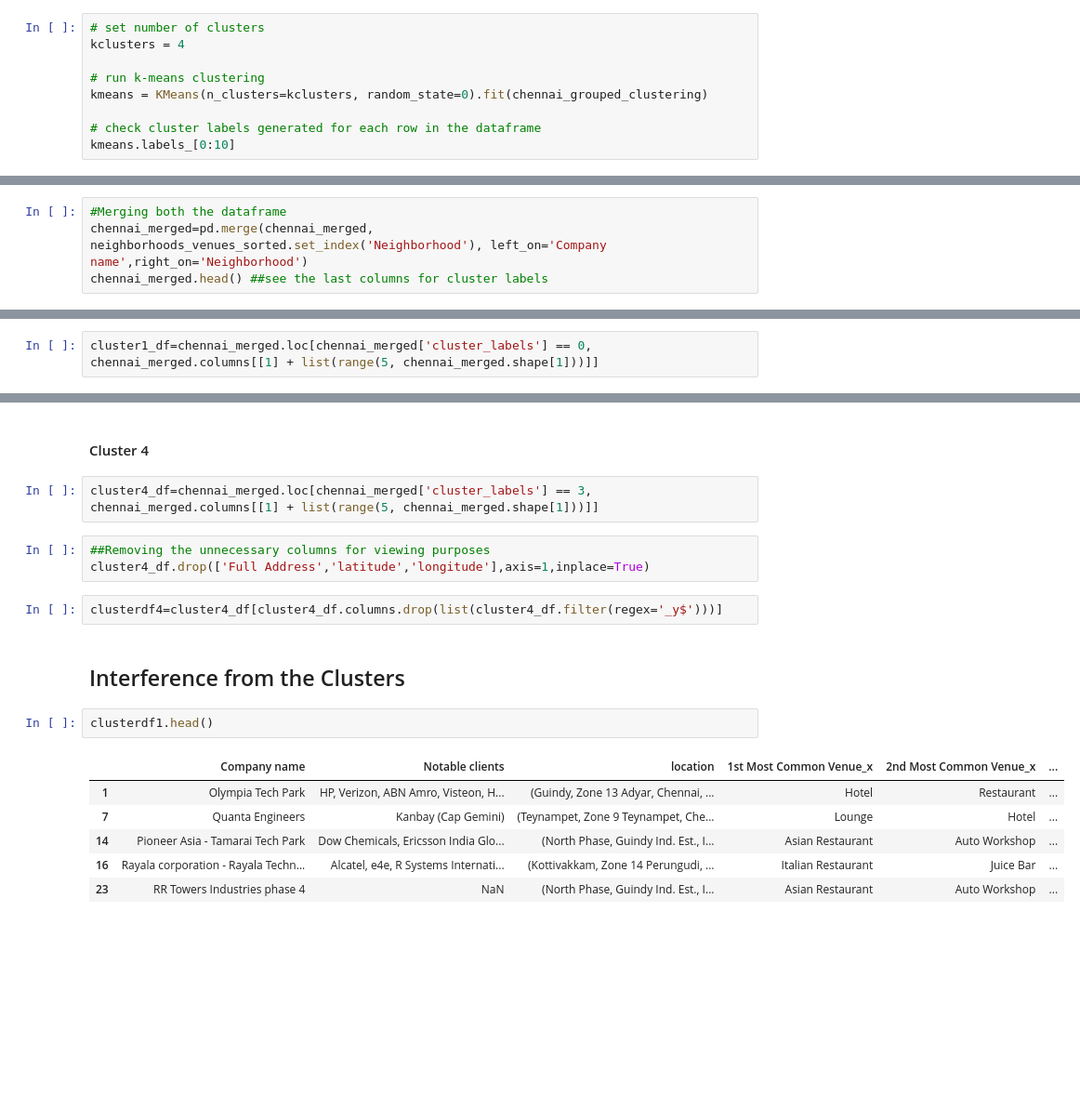
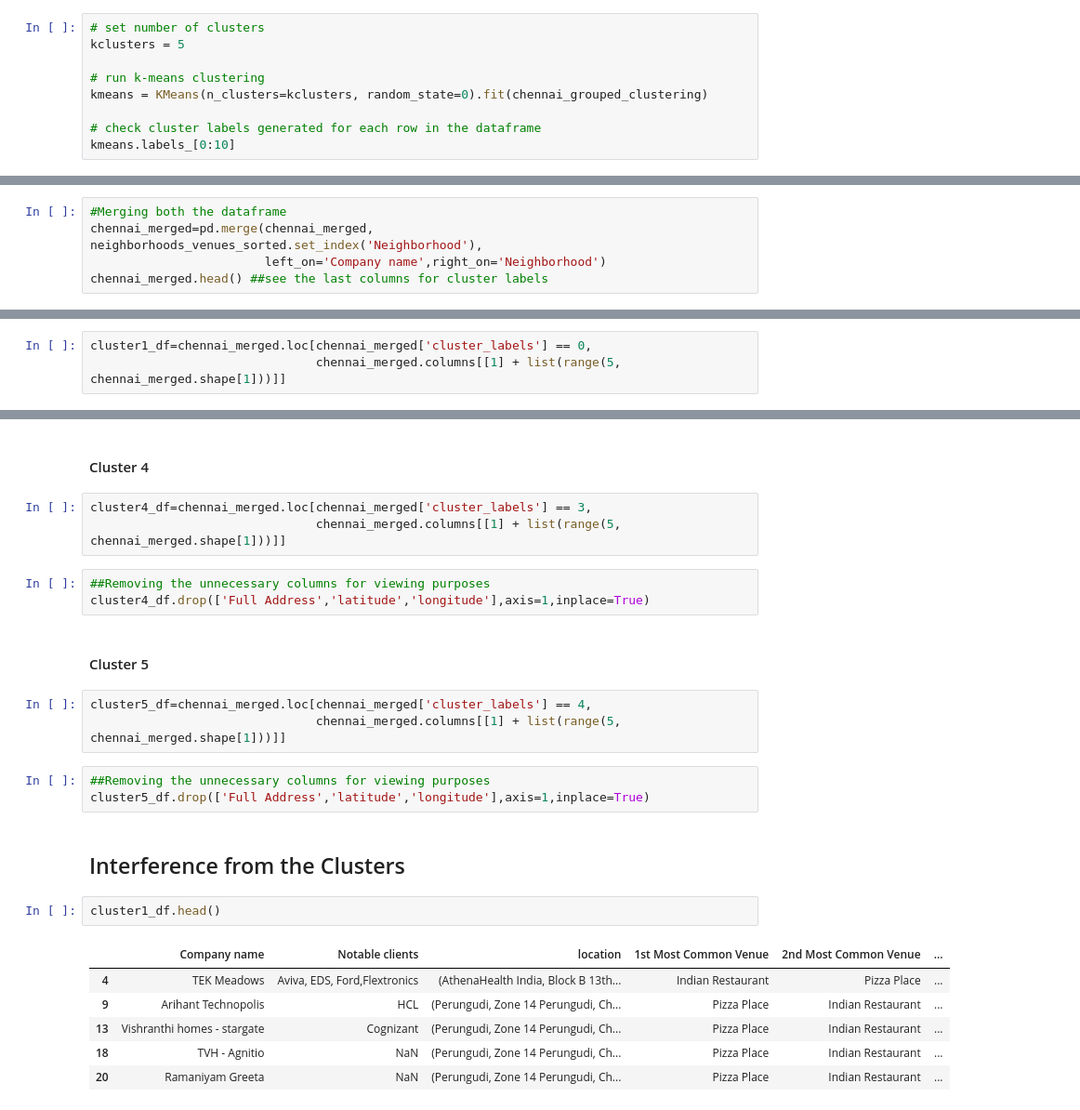
Before and after one commit to Ramsrinivas-90/-Coursera_Capstone, a Jupyter notebook: Capstone_Project_Notebook.ipynb, the cells around one changed output, grey strips where cells are left out. Shown: that part at 93% size. Cells and saved outputs as stored; diff of their text form; blank space fills up the shorter version.

```diff
--- a/Capstone_Project_Notebook.ipynb
+++ b/Capstone_Project_Notebook.ipynb
@@ -728,6 +726,6 @@ Seeing the Above Elbow Diagram we chose optimal value K as 4
 # %%
 # set number of clusters
-kclusters = 4
+kclusters = 5
 
 # run k-means clustering
 kmeans = KMeans(n_clusters=kclusters, random_state=0).fit(chennai_grouped_clustering)
@@ -787,6 +785,7 @@ neighborhoods_venues_sorted.head()
 | 4 | Ascendas stage II | Cafeteria | Whisky Bar | Coffee Shop | Hotel | ... |
 # %%
 #Merging both the dataframe
-chennai_merged=pd.merge(chennai_merged, neighborhoods_venues_sorted.set_index('Neighborhood'), left_on='Company name',right_on='Neighborhood')
+chennai_merged=pd.merge(chennai_merged, neighborhoods_venues_sorted.set_index('Neighborhood'),
+                        left_on='Company name',right_on='Neighborhood')
 chennai_merged.head() ##see the last columns for cluster labels
 # %% [output]
@@ -835,7 +834,8 @@ Now, you can examine each cluster and determine the discriminating venue categor
 # %% [markdown]
 #### Cluster 1
 # %%
-cluster1_df=chennai_merged.loc[chennai_merged['cluster_labels'] == 0, chennai_merged.columns[[1] + list(range(5, chennai_merged.shape[1]))]]
+cluster1_df=chennai_merged.loc[chennai_merged['cluster_labels'] == 0,
+                               chennai_merged.columns[[1] + list(range(5, chennai_merged.shape[1]))]]
 # %%
 ##Removing the unnecessary columns for viewing purposes
 cluster1_df.drop(['Full Address','latitude','longitude'],axis=1,inplace=True)
@@ -862,21 +858,28 @@ clusterdf3=cluster3_df[cluster3_df.columns.drop(list(cluster3_df.filter(regex='_
 # %% [markdown]
 #### Cluster 4
 # %%
-cluster4_df=chennai_merged.loc[chennai_merged['cluster_labels'] == 3, chennai_merged.columns[[1] + list(range(5, chennai_merged.shape[1]))]]
+cluster4_df=chennai_merged.loc[chennai_merged['cluster_labels'] == 3,
+                               chennai_merged.columns[[1] + list(range(5, chennai_merged.shape[1]))]]
 # %%
 ##Removing the unnecessary columns for viewing purposes
 cluster4_df.drop(['Full Address','latitude','longitude'],axis=1,inplace=True)
-# %%
-clusterdf4=cluster4_df[cluster4_df.columns.drop(list(cluster4_df.filter(regex='_y$')))]
+# %% [markdown]
+#### Cluster 5
+# %%
+cluster5_df=chennai_merged.loc[chennai_merged['cluster_labels'] == 4,
+                               chennai_merged.columns[[1] + list(range(5, chennai_merged.shape[1]))]]
+# %%
+##Removing the unnecessary columns for viewing purposes
+cluster5_df.drop(['Full Address','latitude','longitude'],axis=1,inplace=True)
 # %% [markdown]
 ## Interference from the Clusters
 # %%
-clusterdf1.head()
+cluster1_df.head()
 # %% [output]
-|  | Company name | Notable clients | location | 1st Most Common Venue_x | 2nd Most Common Venue_x | ... |
-| 1 | Olympia Tech Park | HP, Verizon, ABN Amro, Visteon, H... | (Guindy, Zone 13 Adyar, Chennai, ... | Hotel | Restaurant | ... |
-| 7 | Quanta Engineers | Kanbay (Cap Gemini) | (Teynampet, Zone 9 Teynampet, Che... | Lounge | Hotel | ... |
-| 14 | Pioneer Asia - Tamarai Tech Park | Dow Chemicals, Ericsson India Glo... | (North Phase, Guindy Ind. Est., I... | Asian Restaurant | Auto Workshop | ... |
-| 16 | Rayala corporation - Rayala Techn... | Alcatel, e4e, R Systems Internati... | (Kottivakkam, Zone 14 Perungudi, ... | Italian Restaurant | Juice Bar | ... |
-| 23 | RR Towers Industries phase 4 | NaN | (North Phase, Guindy Ind. Est., I... | Asian Restaurant | Auto Workshop | ... |
+|  | Company name | Notable clients | location | 1st Most Common Venue | 2nd Most Common Venue | ... |
+| 4 | TEK Meadows | Aviva, EDS, Ford,Flextronics | (AthenaHealth India, Block B 13th... | Indian Restaurant | Pizza Place | ... |
+| 9 | Arihant Technopolis | HCL | (Perungudi, Zone 14 Perungudi, Ch... | Pizza Place | Indian Restaurant | ... |
+| 13 | Vishranthi homes - stargate | Cognizant | (Perungudi, Zone 14 Perungudi, Ch... | Pizza Place | Indian Restaurant | ... |
+| 18 | TVH - Agnitio | NaN | (Perungudi, Zone 14 Perungudi, Ch... | Pizza Place | Indian Restaurant | ... |
+| 20 | Ramaniyam Greeta | NaN | (Perungudi, Zone 14 Perungudi, Ch... | Pizza Place | Indian Restaurant | ... |
 # %% [markdown]
```
Also changed, not shown: parts of 33 cells of this notebook.
